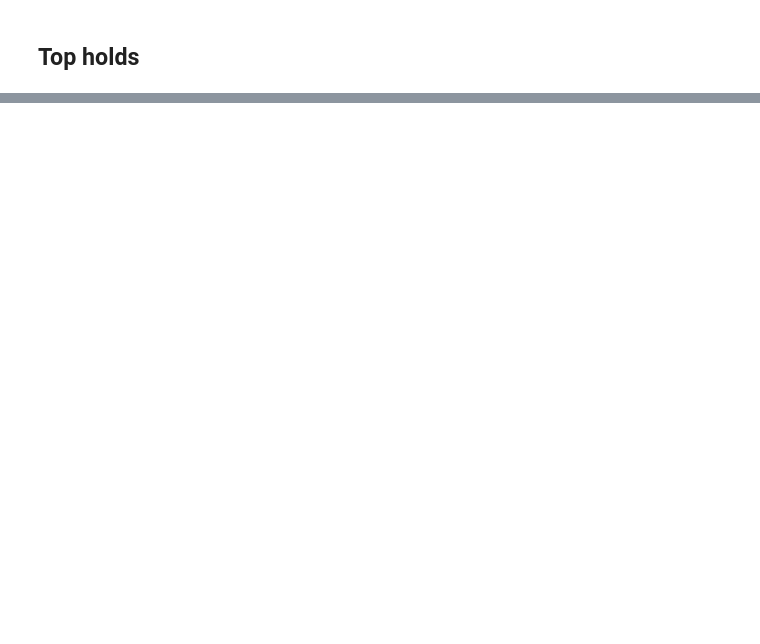
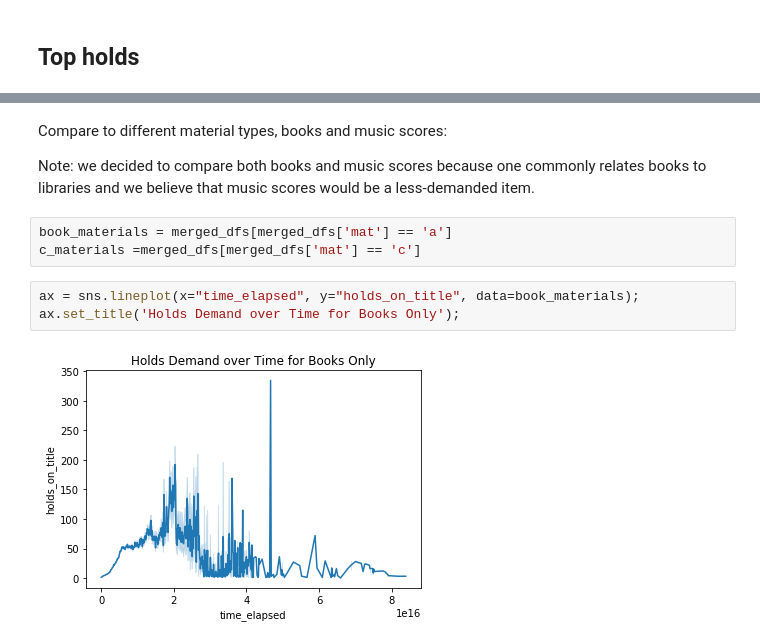
Before and after one commit to hannah-rauh/SI485, a Jupyter notebook: AADL.ipynb, the cells around one changed output, grey strips where cells are left out. Saved outputs shown, nothing was run; the diff lists cells and outputs as text; blank space fills up the shorter version.

```diff
--- a/AADL.ipynb
+++ b/AADL.ipynb
@@ -505 +514,13 @@ Sherlock.                          4911
 Name: count, dtype: int64
+# %% [markdown]
+Compare to different material types, books and music scores:
+
+Note: we decided to compare both books and music scores because one commonly relates books to libraries and we believe that music scores would be a less-demanded item.
+# %%
+book_materials = merged_dfs[merged_dfs['mat'] == 'a']
+c_materials =merged_dfs[merged_dfs['mat'] == 'c']
+# %%
+ax = sns.lineplot(x="time_elapsed", y="holds_on_title", data=book_materials);
+ax.set_title('Holds Demand over Time for Books Only');
+# %% [output]
+[figure, added]
```
Also changed, not shown: parts of 26 cells of this notebook.
